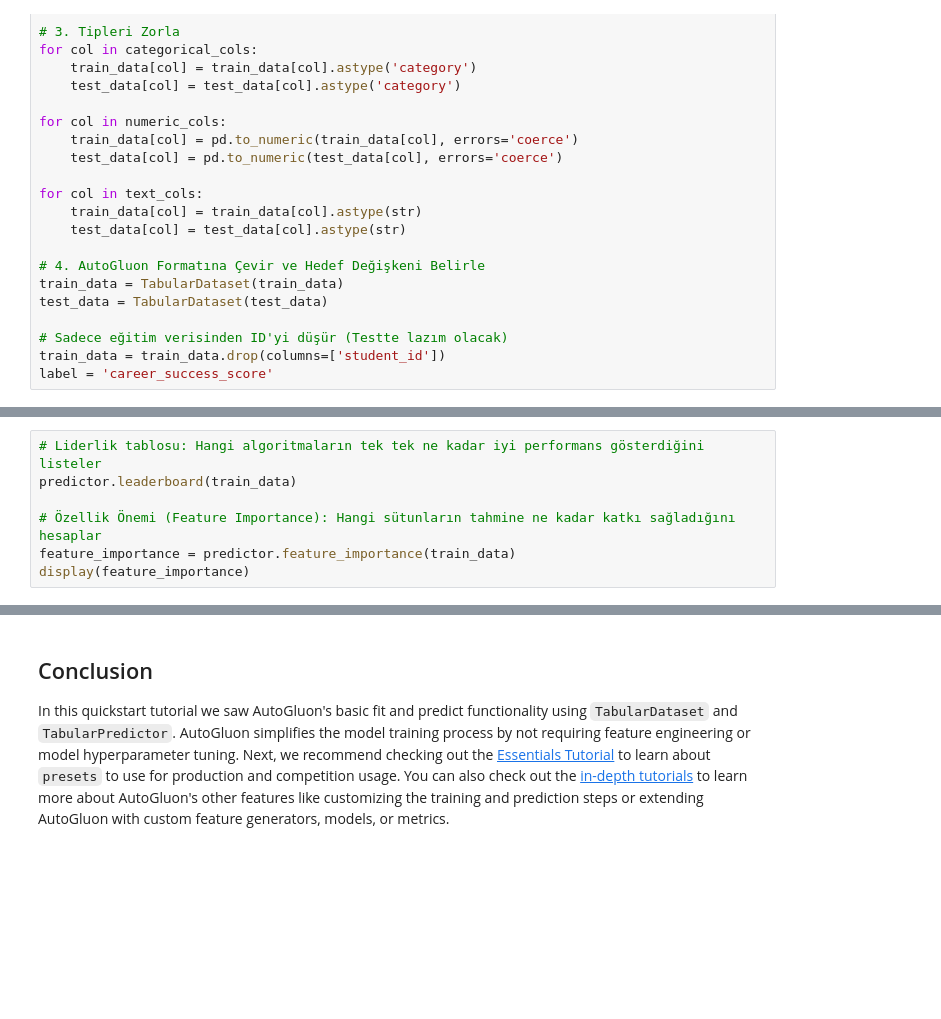
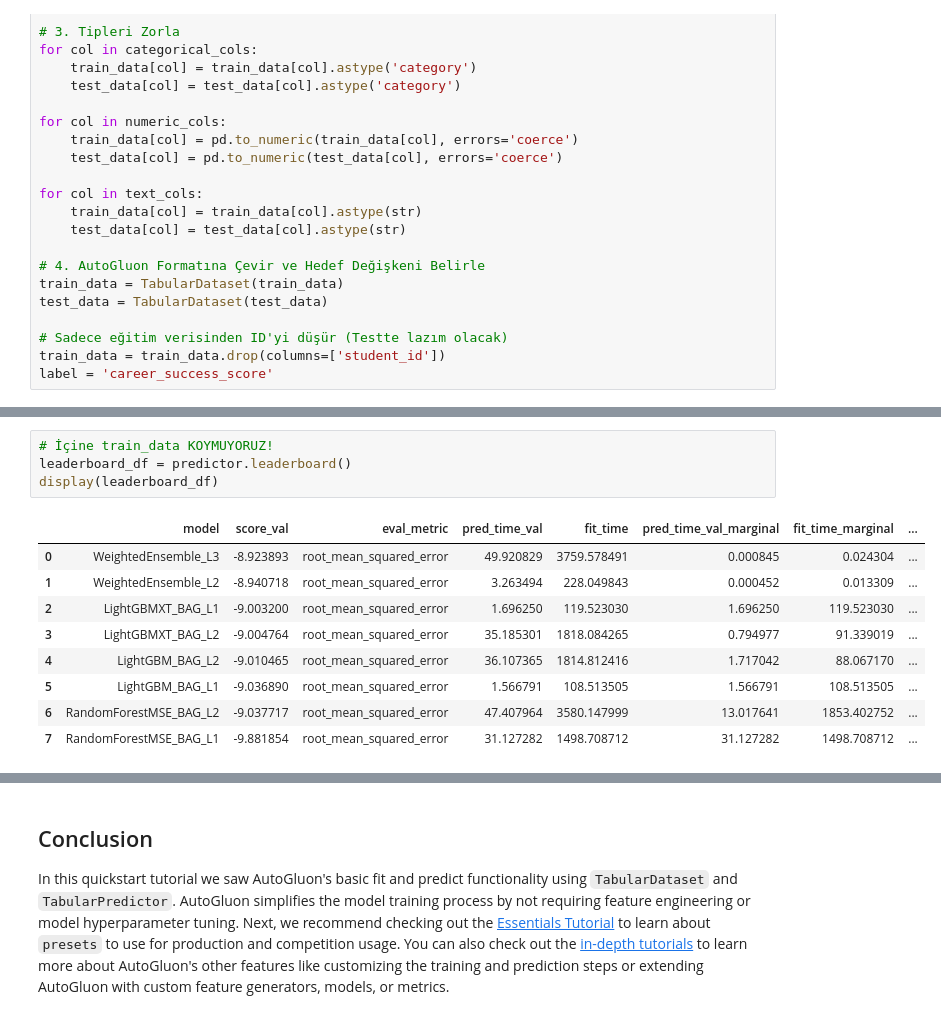
Before and after one commit to Aosm26/btkdatathon, a Jupyter notebook: autogluon_ilk_özelliksiz_hamveri.ipynb, the cells around one changed output, grey strips where cells are left out. Drawn from its saved outputs; the diff is of its cells as text; blank space fills up the shorter version.

```diff
--- a/autogluon_ilk_özelliksiz_hamveri.ipynb
+++ b/autogluon_ilk_özelliksiz_hamveri.ipynb
@@ -95,7 +136,14 @@ Fitting model: RandomForestMSE_BAG_L1 ... Training model for up to 367.98s of th
 # %%
-# Liderlik tablosu: Hangi algoritmaların tek tek ne kadar iyi performans gösterdiğini listeler
-predictor.leaderboard(train_data)
-
-# Özellik Önemi (Feature Importance): Hangi sütunların tahmine ne kadar katkı sağladığını hesaplar
-feature_importance = predictor.feature_importance(train_data)
-display(feature_importance)
+# İçine train_data KOYMUYORUZ!
+leaderboard_df = predictor.leaderboard()
+display(leaderboard_df)
+# %% [output]
+|  | model | score_val | eval_metric | pred_time_val | fit_time | pred_time_val_marginal | fit_time_marginal | ... |
+| 0 | WeightedEnsemble_L3 | -8.923893 | root_mean_squared_error | 49.920829 | 3759.578491 | 0.000845 | 0.024304 | ... |
+| 1 | WeightedEnsemble_L2 | -8.940718 | root_mean_squared_error | 3.263494 | 228.049843 | 0.000452 | 0.013309 | ... |
+| 2 | LightGBMXT_BAG_L1 | -9.003200 | root_mean_squared_error | 1.696250 | 119.523030 | 1.696250 | 119.523030 | ... |
+| 3 | LightGBMXT_BAG_L2 | -9.004764 | root_mean_squared_error | 35.185301 | 1818.084265 | 0.794977 | 91.339019 | ... |
+| 4 | LightGBM_BAG_L2 | -9.010465 | root_mean_squared_error | 36.107365 | 1814.812416 | 1.717042 | 88.067170 | ... |
+| 5 | LightGBM_BAG_L1 | -9.036890 | root_mean_squared_error | 1.566791 | 108.513505 | 1.566791 | 108.513505 | ... |
+| 6 | RandomForestMSE_BAG_L2 | -9.037717 | root_mean_squared_error | 47.407964 | 3580.147999 | 13.017641 | 1853.402752 | ... |
+| 7 | RandomForestMSE_BAG_L1 | -9.881854 | root_mean_squared_error | 31.127282 | 1498.708712 | 31.127282 | 1498.708712 | ... |
```
Also changed, not shown: parts of 4 cells of this notebook.
